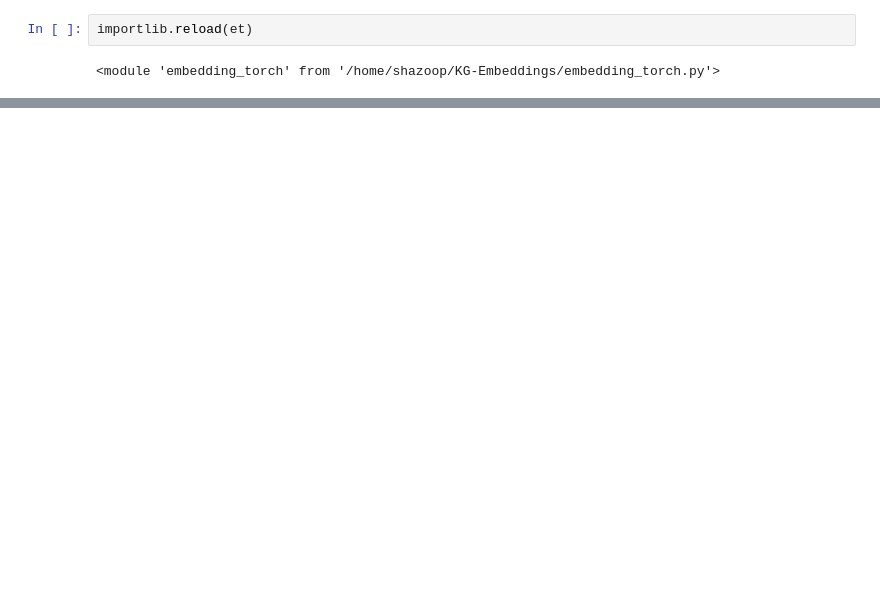
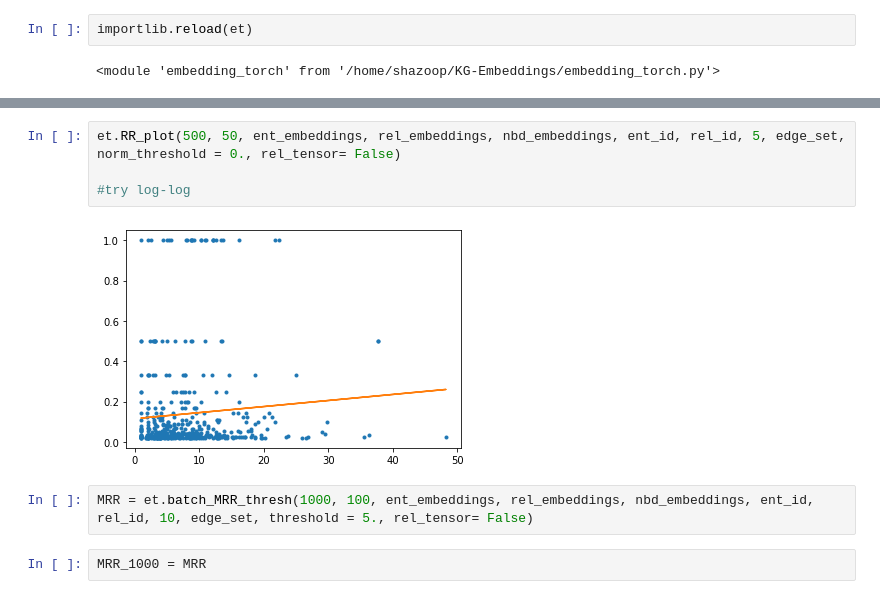
Before and after one commit to shazoop/Graph-Embeddings, a Jupyter notebook: Clean Run.ipynb, the cells around one changed output, grey strips where cells are left out. Drawn from its saved outputs; the diff is of its cells as text; blank space fills up the shorter version.

```diff
--- a/Clean Run.ipynb
+++ b/Clean Run.ipynb
@@ -38,0 +111,10 @@ et.tch_score(edge,ent_embeddings, rel_embeddings, nbd_embeddings, ent_id, rel_id
+# %%
+et.RR_plot(500, 50, ent_embeddings, rel_embeddings, nbd_embeddings, ent_id, rel_id, 5, edge_set, norm_threshold = 0., rel_tensor= False)
+
+#try log-log
+# %% [output]
+[figure, added]
+# %%
+MRR = et.batch_MRR_thresh(1000, 100, ent_embeddings, rel_embeddings, nbd_embeddings, ent_id, rel_id, 10, edge_set, threshold = 5., rel_tensor= False)
+# %%
+MRR_1000 = MRR
```
Also changed, not shown: parts of 27 cells of this notebook, 2 other files.
